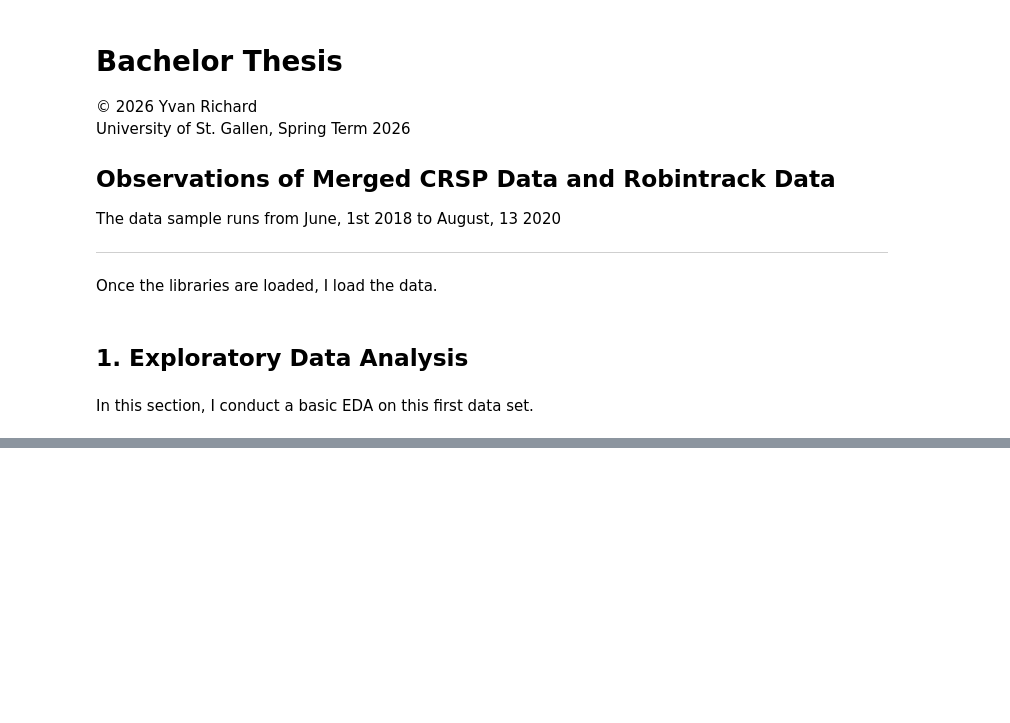
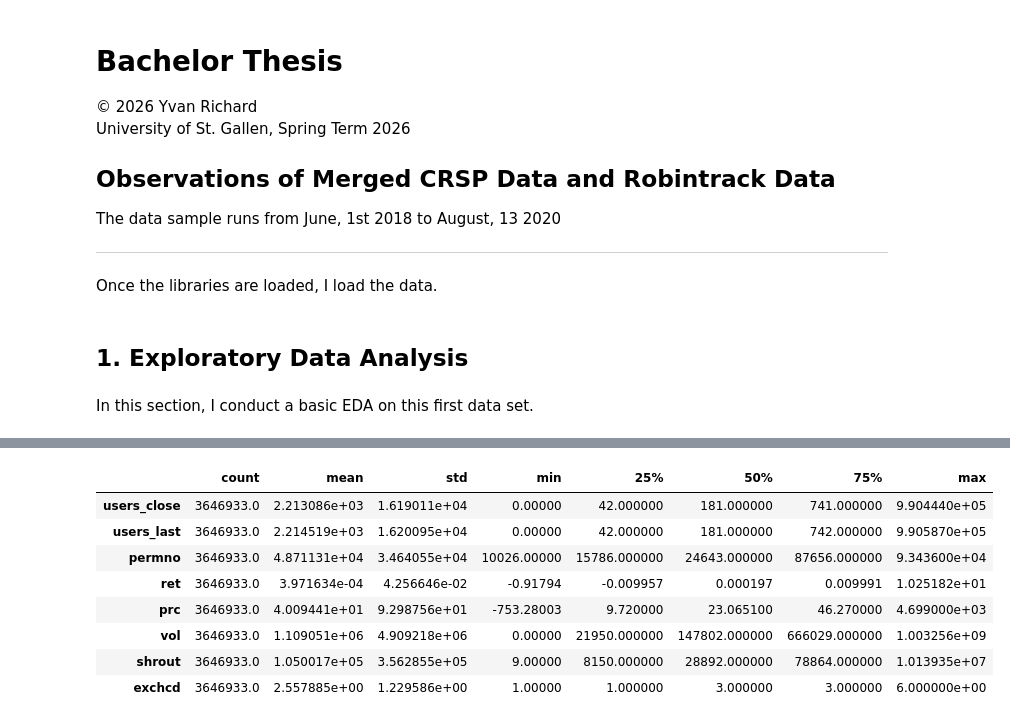
Before and after one commit to YVYX04/Bachelor_Thesis, a Jupyter notebook: notebooks/CRSP_RH/01_EDA.ipynb, the cells around one changed output, grey strips where cells are left out. Cells and saved outputs as stored; diff of their text form; code cells hidden in the pictures; blank space fills up the shorter version.

```diff
--- a/notebooks/CRSP_RH/01_EDA.ipynb
+++ b/notebooks/CRSP_RH/01_EDA.ipynb
@@ -89,0 +102,16 @@ df.describe().T
+# %%
+# remove the rows with missing values in users_close and users_last
+df_clean = df.dropna(subset=["users_close", "users_last"])
+
+# compute summary statistics of users_close and users_last after removing missing values
+df_clean.describe().T
+# %% [output]
+|  | count | mean | std | min | 25% | 50% | 75% | max |
+| users_close | 3646933.0 | 2.213086e+03 | 1.619011e+04 | 0.00000 | 42.000000 | 181.000000 | 741.000000 | 9.904440e+05 |
+| users_last | 3646933.0 | 2.214519e+03 | 1.620095e+04 | 0.00000 | 42.000000 | 181.000000 | 742.000000 | 9.905870e+05 |
+| permno | 3646933.0 | 4.871131e+04 | 3.464055e+04 | 10026.00000 | 15786.000000 | 24643.000000 | 87656.000000 | 9.343600e+04 |
+| ret | 3646933.0 | 3.971634e-04 | 4.256646e-02 | -0.91794 | -0.009957 | 0.000197 | 0.009991 | 1.025182e+01 |
+| prc | 3646933.0 | 4.009441e+01 | 9.298756e+01 | -753.28003 | 9.720000 | 23.065100 | 46.270000 | 4.699000e+03 |
+| vol | 3646933.0 | 1.109051e+06 | 4.909218e+06 | 0.00000 | 21950.000000 | 147802.000000 | 666029.000000 | 1.003256e+09 |
+| shrout | 3646933.0 | 1.050017e+05 | 3.562855e+05 | 9.00000 | 8150.000000 | 28892.000000 | 78864.000000 | 1.013935e+07 |
+| exchcd | 3646933.0 | 2.557885e+00 | 1.229586e+00 | 1.00000 | 1.000000 | 3.000000 | 3.000000 | 6.000000e+00 |
```
Also changed, not shown: parts of 11 cells of this notebook, 7 other files.
